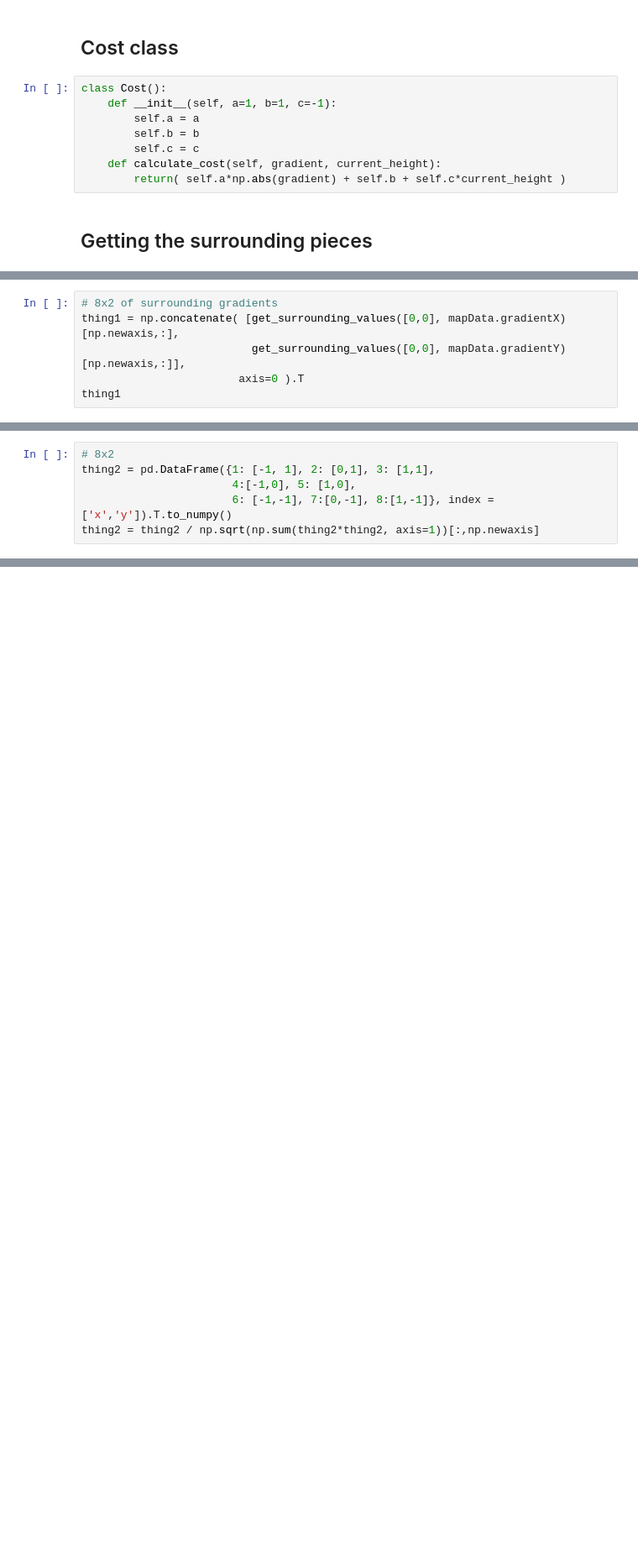
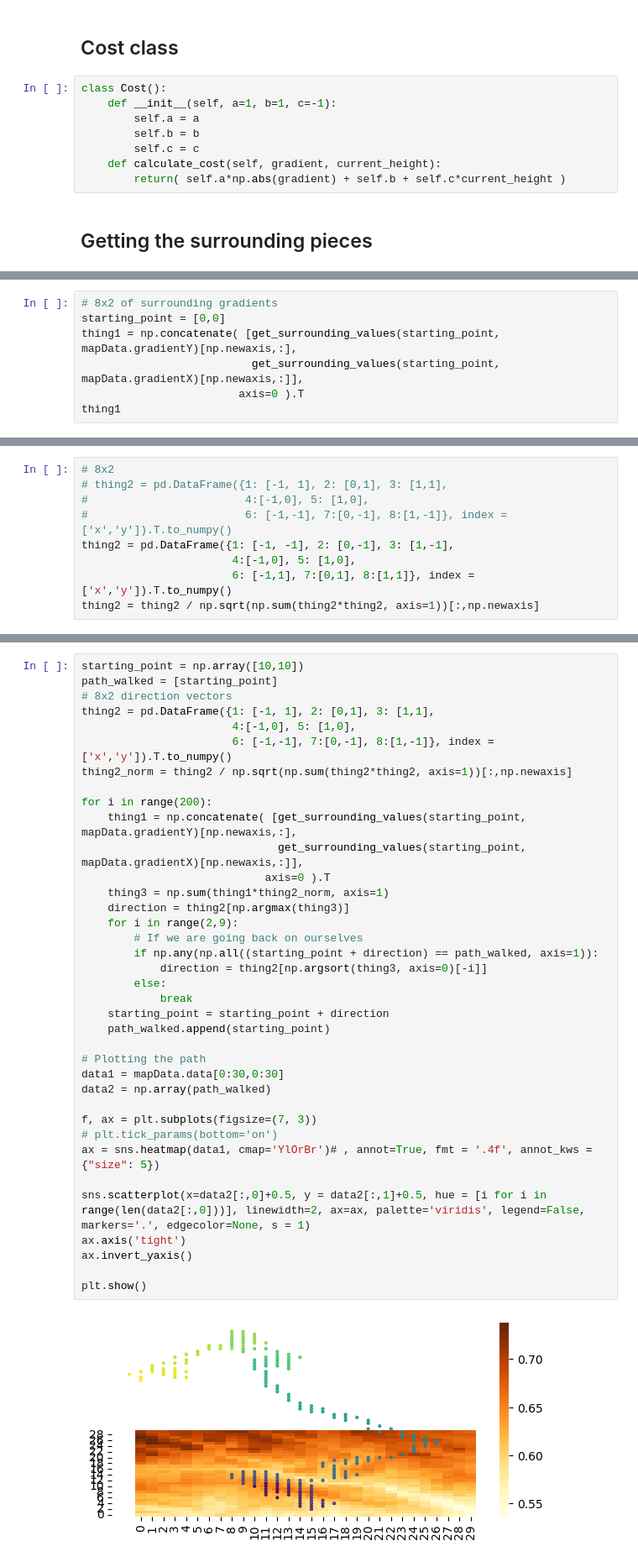
Before and after one commit to Matthew1309/Intuitions, a Jupyter notebook: Mathematics/Misc/Path_finding.ipynb, the cells around one changed output, grey strips where cells are left out. Shown: that part at 84% size. Cells and saved outputs as stored; diff of their text form; blank space fills up the shorter version.

Commit message:
Fixes get_surrouding_values func but still a bit buggy

```diff
--- a/Mathematics/Misc/Path_finding.ipynb
+++ b/Mathematics/Misc/Path_finding.ipynb
@@ -139,7 +159,8 @@ def get_surrounding_values(position_vect, surrounding_map):
 # %%
 # 8x2 of surrounding gradients
-thing1 = np.concatenate( [get_surrounding_values([0,0], mapData.gradientX)[np.newaxis,:],
-                          get_surrounding_values([0,0], mapData.gradientY)[np.newaxis,:]],
+starting_point = [0,0]
+thing1 = np.concatenate( [get_surrounding_values(starting_point, mapData.gradientY)[np.newaxis,:],
+                          get_surrounding_values(starting_point, mapData.gradientX)[np.newaxis,:]],
                         axis=0 ).T
 thing1
 # %% [output]
@@ -154,8 +175,11 @@ array([[ 0.        ,  0.        ],
 # %%
 # 8x2
-thing2 = pd.DataFrame({1: [-1, 1], 2: [0,1], 3: [1,1],
+# thing2 = pd.DataFrame({1: [-1, 1], 2: [0,1], 3: [1,1],
+#                        4:[-1,0], 5: [1,0],
+#                        6: [-1,-1], 7:[0,-1], 8:[1,-1]}, index = ['x','y']).T.to_numpy()
+thing2 = pd.DataFrame({1: [-1, -1], 2: [0,-1], 3: [1,-1],
                        4:[-1,0], 5: [1,0],
-                       6: [-1,-1], 7:[0,-1], 8:[1,-1]}, index = ['x','y']).T.to_numpy()
+                       6: [-1,1], 7:[0,1], 8:[1,1]}, index = ['x','y']).T.to_numpy()
 thing2 = thing2 / np.sqrt(np.sum(thing2*thing2, axis=1))[:,np.newaxis]
 # %%
 thing3 = np.sum(thing1*thing2, axis=1)
@@ -181,0 +235,39 @@ sns.heatmap(mapData.gradientY[0:10,0:10], ax = axes[2])
+# %%
+starting_point = np.array([10,10])
+path_walked = [starting_point]
+# 8x2 direction vectors
+thing2 = pd.DataFrame({1: [-1, 1], 2: [0,1], 3: [1,1],
+                       4:[-1,0], 5: [1,0],
+                       6: [-1,-1], 7:[0,-1], 8:[1,-1]}, index = ['x','y']).T.to_numpy()
+thing2_norm = thing2 / np.sqrt(np.sum(thing2*thing2, axis=1))[:,np.newaxis]
+
+for i in range(200):
+    thing1 = np.concatenate( [get_surrounding_values(starting_point, mapData.gradientY)[np.newaxis,:],
+                              get_surrounding_values(starting_point, mapData.gradientX)[np.newaxis,:]],
+                            axis=0 ).T
+    thing3 = np.sum(thing1*thing2_norm, axis=1)
+    direction = thing2[np.argmax(thing3)]
+    for i in range(2,9):
+        # If we are going back on ourselves
+        if np.any(np.all((starting_point + direction) == path_walked, axis=1)):
+            direction = thing2[np.argsort(thing3, axis=0)[-i]]
+        else:
+            break
+    starting_point = starting_point + direction
+    path_walked.append(starting_point)
+
+# Plotting the path
+data1 = mapData.data[0:30,0:30]
+data2 = np.array(path_walked)
+
+f, ax = plt.subplots(figsize=(7, 3))
+# plt.tick_params(bottom='on')
+ax = sns.heatmap(data1, cmap='YlOrBr')# , annot=True, fmt = '.4f', annot_kws = {"size": 5})
+
+sns.scatterplot(x=data2[:,0]+0.5, y = data2[:,1]+0.5, hue = [i for i in range(len(data2[:,0]))], linewidth=2, ax=ax, palette='viridis', legend=False, markers='.', edgecolor=None, s = 1)
+ax.axis('tight')
+ax.invert_yaxis()
+
+plt.show()
+# %% [output]
+[figure, added]
```
Also changed, not shown: parts of 12 cells of this notebook.
